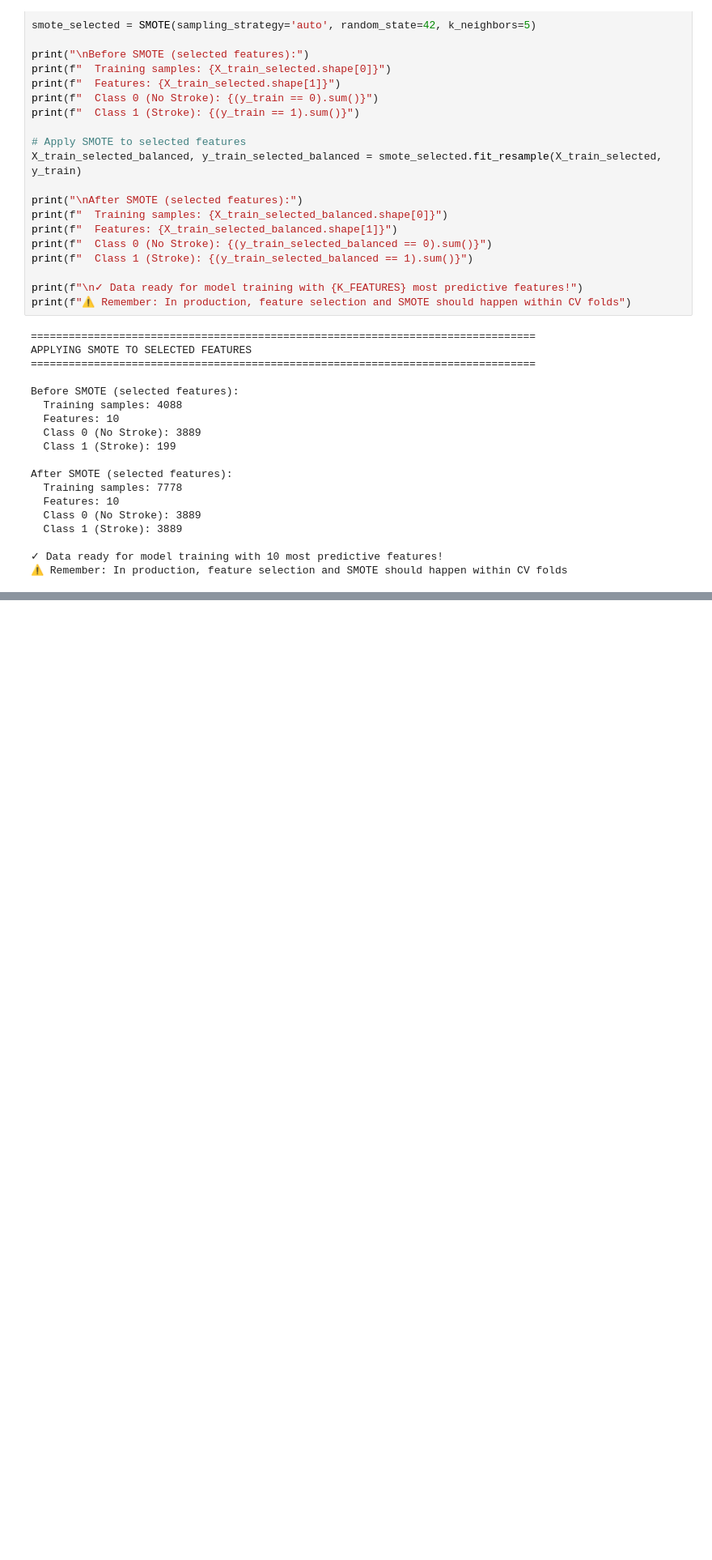
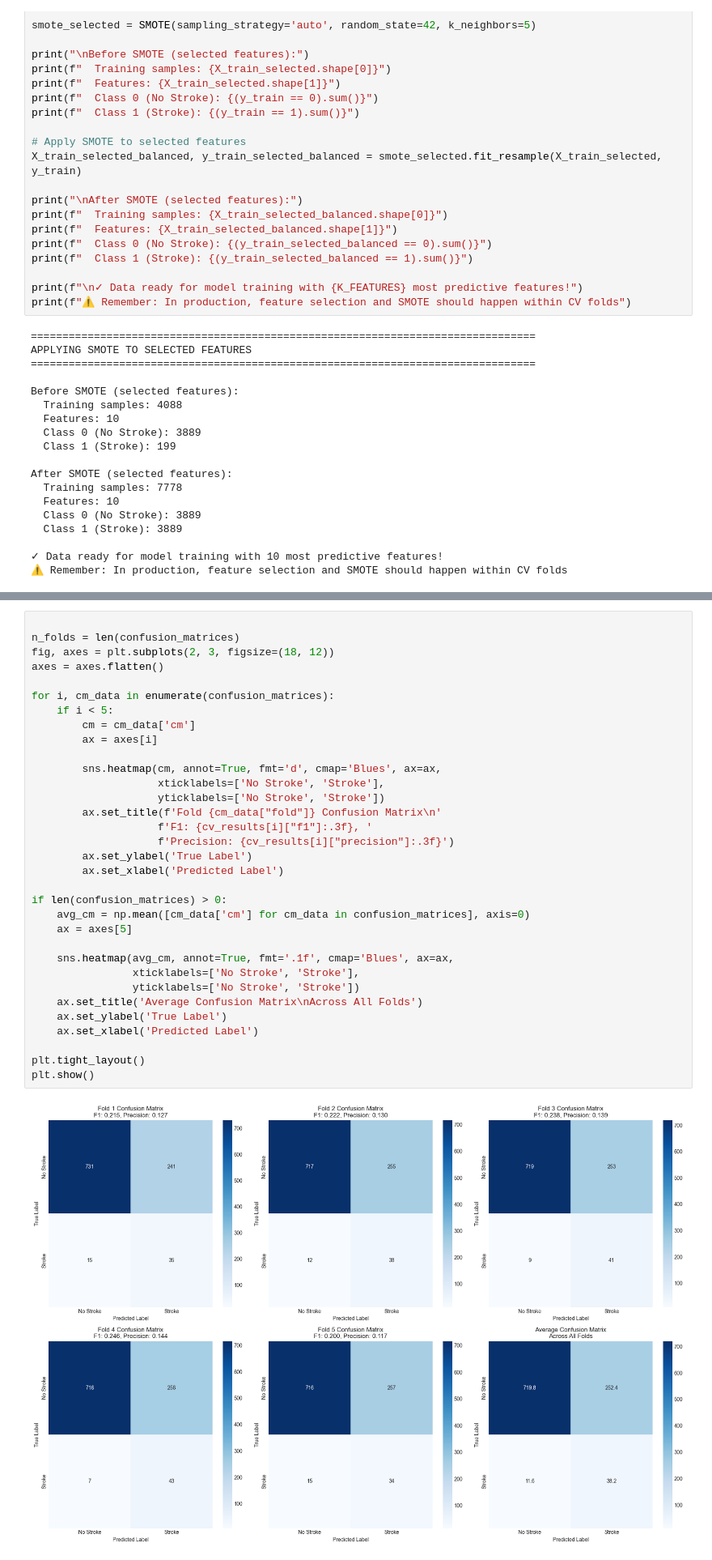
Before and after one commit to hakotaco/stroke-prediction, a Jupyter notebook: stroke_training_pipeline.ipynb, the cells around one changed output, grey strips where cells are left out. Shown at 81% size. Cells and saved outputs as stored; diff of their text form; blank space fills up the shorter version.

```diff
--- a/stroke_training_pipeline.ipynb
+++ b/stroke_training_pipeline.ipynb
@@ -620,0 +846,35 @@ After SMOTE (selected features):
+# %%
+
+n_folds = len(confusion_matrices)
+fig, axes = plt.subplots(2, 3, figsize=(18, 12))
+axes = axes.flatten()
+
+for i, cm_data in enumerate(confusion_matrices):
+    if i < 5:
+        cm = cm_data['cm']
+        ax = axes[i]
+
+        sns.heatmap(cm, annot=True, fmt='d', cmap='Blues', ax=ax,
+                    xticklabels=['No Stroke', 'Stroke'],
+                    yticklabels=['No Stroke', 'Stroke'])
+        ax.set_title(f'Fold {cm_data["fold"]} Confusion Matrix\n'
+                    f'F1: {cv_results[i]["f1"]:.3f}, '
+                    f'Precision: {cv_results[i]["precision"]:.3f}')
+        ax.set_ylabel('True Label')
+        ax.set_xlabel('Predicted Label')
+
+if len(confusion_matrices) > 0:
+    avg_cm = np.mean([cm_data['cm'] for cm_data in confusion_matrices], axis=0)
+    ax = axes[5]
+
+    sns.heatmap(avg_cm, annot=True, fmt='.1f', cmap='Blues', ax=ax,
+                xticklabels=['No Stroke', 'Stroke'],
+                yticklabels=['No Stroke', 'Stroke'])
+    ax.set_title('Average Confusion Matrix\nAcross All Folds')
+    ax.set_ylabel('True Label')
+    ax.set_xlabel('Predicted Label')
+
+plt.tight_layout()
+plt.show()
+# %% [output]
+[figure, added]
```
Also changed, not shown: parts of 5 cells of this notebook.
